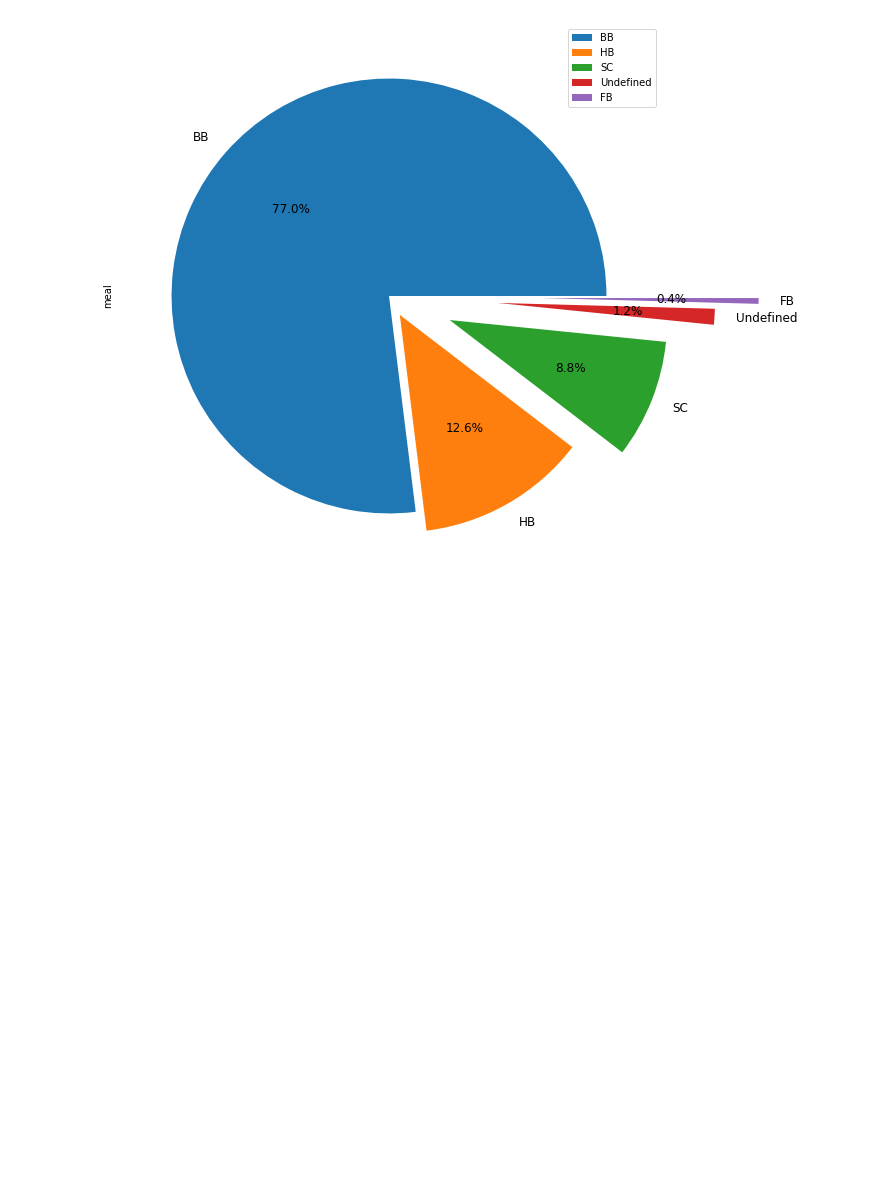
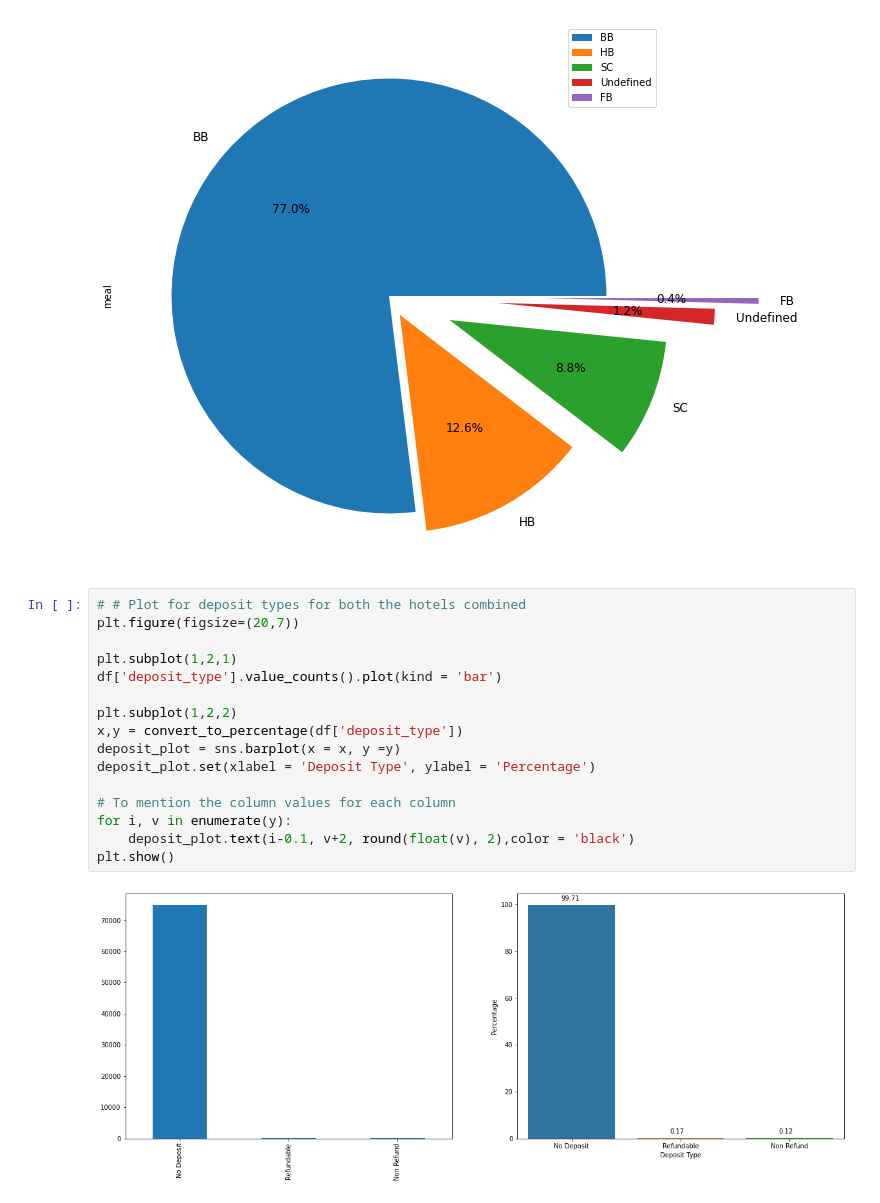
Before and after one commit to V-dit/EDA-hotel-booking-analysis, a Jupyter notebook: Hotel_Booking_Analysis_Final_File.ipynb, the cells around one changed output. Saved outputs shown, nothing was run; the diff lists cells and outputs as text; blank space fills up the shorter version.

```diff
--- a/Hotel_Booking_Analysis_Final_File.ipynb
+++ b/Hotel_Booking_Analysis_Final_File.ipynb
@@ -669,3 +669,21 @@ plt.legend(loc='upper right')
 # %% [output]
 <matplotlib.legend.Legend at 0x...>
 [figure]
+# %%
+# # Plot for deposit types for both the hotels combined
+plt.figure(figsize=(20,7))
+
+plt.subplot(1,2,1)
+df['deposit_type'].value_counts().plot(kind = 'bar')
+
+plt.subplot(1,2,2)
+x,y = convert_to_percentage(df['deposit_type'])
+deposit_plot = sns.barplot(x = x, y =y)
+deposit_plot.set(xlabel = 'Deposit Type', ylabel = 'Percentage')
+
+# To mention the column values for each column
+for i, v in enumerate(y):
+    deposit_plot.text(i-0.1, v+2, round(float(v), 2),color = 'black')
+plt.show()
+# %% [output]
+[figure, added]
```
Also changed, not shown: parts of 4 cells of this notebook.
